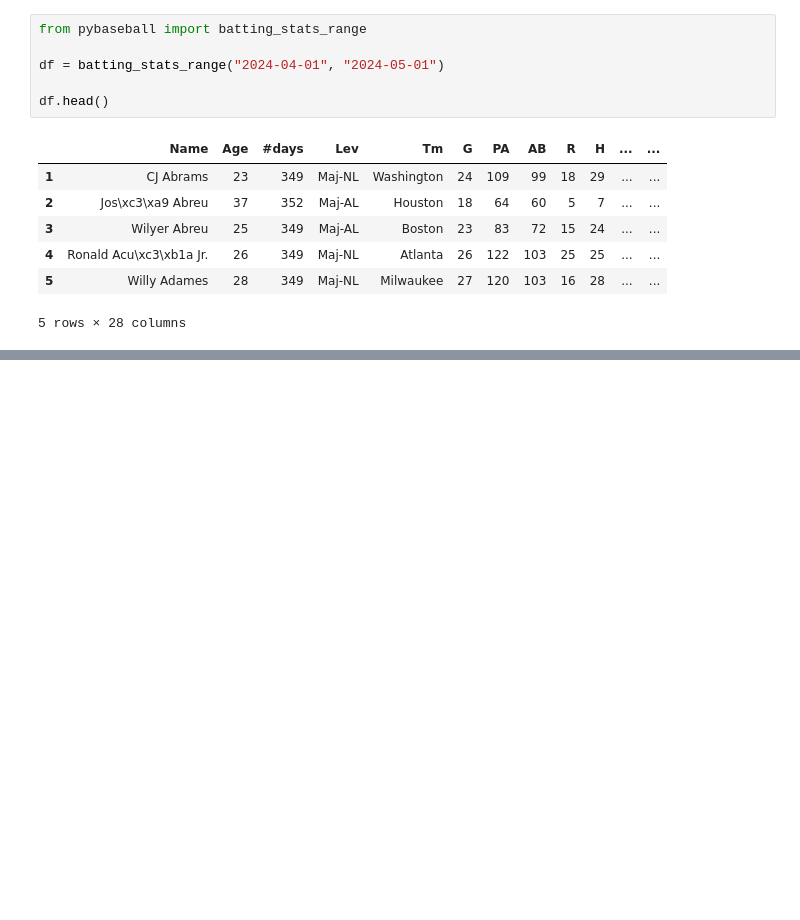
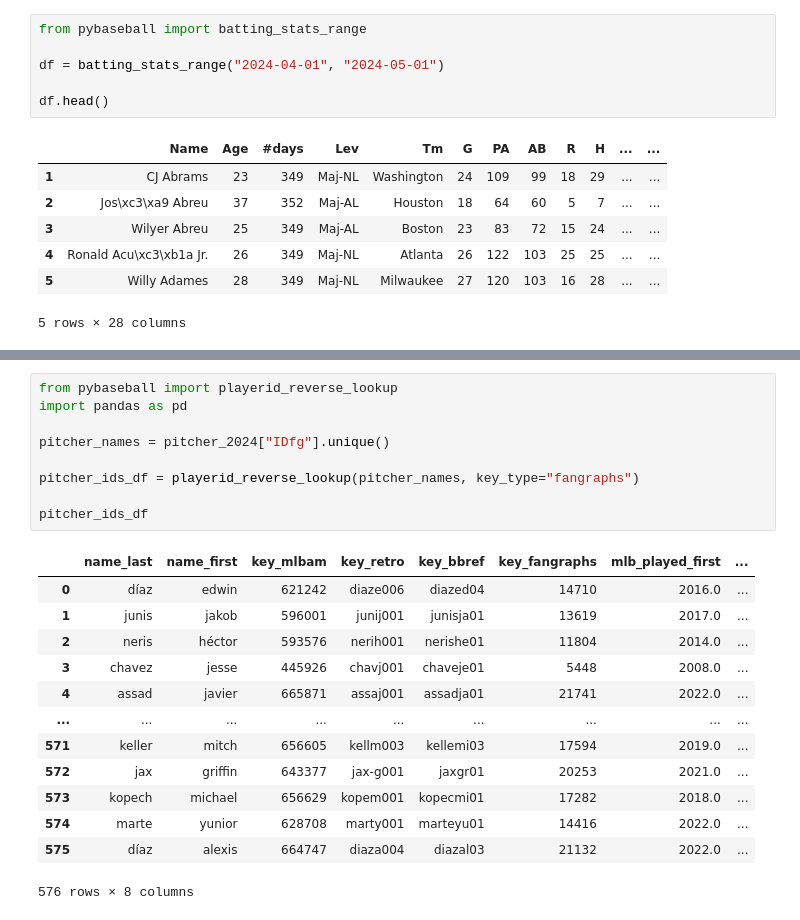
Before and after one commit to JSakuraa/mlb-hit-prediction, a Jupyter notebook: src/DATA_PROCESSING.ipynb, the cells around one changed output, grey strips where cells are left out. Drawn from its saved outputs; the diff is of its cells as text; blank space fills up the shorter version.

```diff
--- a/src/DATA_PROCESSING.ipynb
+++ b/src/DATA_PROCESSING.ipynb
@@ -103,0 +134,23 @@ df.head()
+# %%
+from pybaseball import playerid_reverse_lookup
+import pandas as pd
+
+pitcher_names = pitcher_2024["IDfg"].unique()
+
+pitcher_ids_df = playerid_reverse_lookup(pitcher_names, key_type="fangraphs")
+
+pitcher_ids_df
+# %% [output]
+|  | name_last | name_first | key_mlbam | key_retro | key_bbref | key_fangraphs | mlb_played_first | ... |
+| 0 | díaz | edwin | 621242 | diaze006 | diazed04 | 14710 | 2016.0 | ... |
+| 1 | junis | jakob | 596001 | junij001 | junisja01 | 13619 | 2017.0 | ... |
+| 2 | neris | héctor | 593576 | nerih001 | nerishe01 | 11804 | 2014.0 | ... |
+| 3 | chavez | jesse | 445926 | chavj001 | chaveje01 | 5448 | 2008.0 | ... |
+| 4 | assad | javier | 665871 | assaj001 | assadja01 | 21741 | 2022.0 | ... |
+| ... | ... | ... | ... | ... | ... | ... | ... | ... |
+| 571 | keller | mitch | 656605 | kellm003 | kellemi03 | 17594 | 2019.0 | ... |
+| 572 | jax | griffin | 643377 | jax-g001 | jaxgr01 | 20253 | 2021.0 | ... |
+| 573 | kopech | michael | 656629 | kopem001 | kopecmi01 | 17282 | 2018.0 | ... |
+| 574 | marte | yunior | 628708 | marty001 | marteyu01 | 14416 | 2022.0 | ... |
+| 575 | díaz | alexis | 664747 | diaza004 | diazal03 | 21132 | 2022.0 | ... |
+576 rows × 8 columns
```
Also changed, not shown: parts of 4 cells of this notebook, 3 other files.
